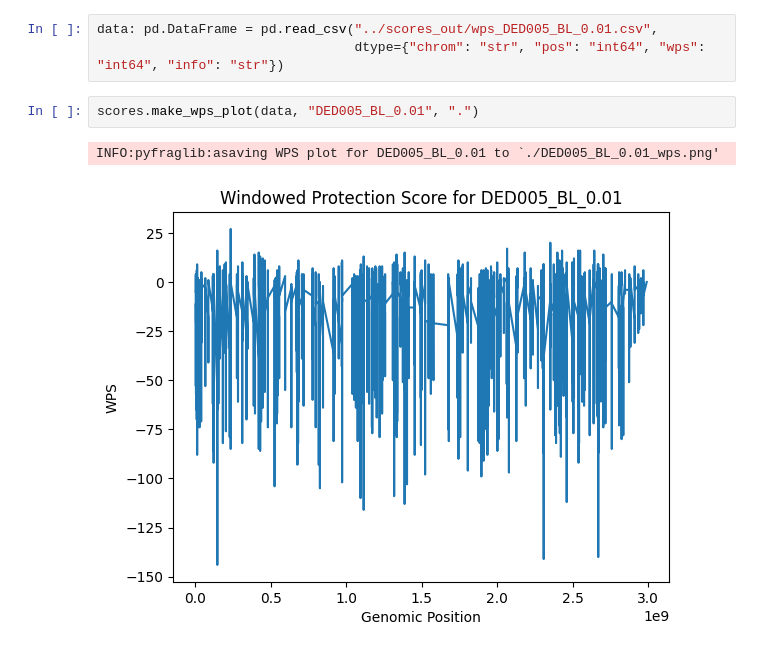
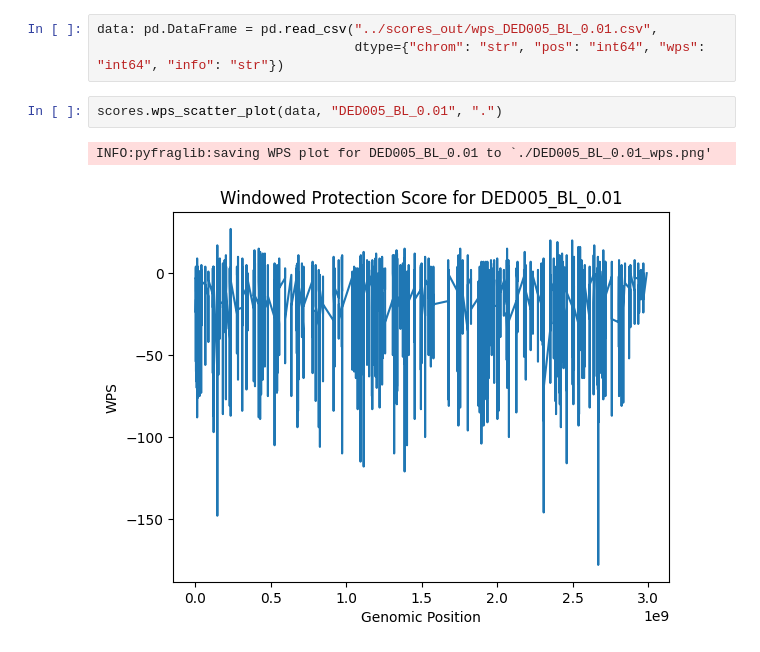
Before and after one commit to schwarzlab-ccb/pyfraglib, a Jupyter notebook: notebooks/scores.ipynb, the cells around one changed output. Cells and saved outputs as stored; diff of their text form.

```diff
--- a/notebooks/scores.ipynb
+++ b/notebooks/scores.ipynb
@@ -12,7 +11,7 @@ importlib.reload(scores)
 data: pd.DataFrame = pd.read_csv("../scores_out/wps_DED005_BL_0.01.csv",
                                  dtype={"chrom": "str", "pos": "int64", "wps": "int64", "info": "str"})
 # %%
-scores.make_wps_plot(data, "DED005_BL_0.01", ".")
+scores.wps_scatter_plot(data, "DED005_BL_0.01", ".")
 # %% [output]
-INFO:pyfraglib:asaving WPS plot for DED005_BL_0.01 to `./DED005_BL_0.01_wps.png'
+INFO:pyfraglib:saving WPS plot for DED005_BL_0.01 to `./DED005_BL_0.01_wps.png'
-[figure, old version]
+[figure, new version]
```
Also changed, not shown: parts of 3 cells of this notebook, 2 other files.
